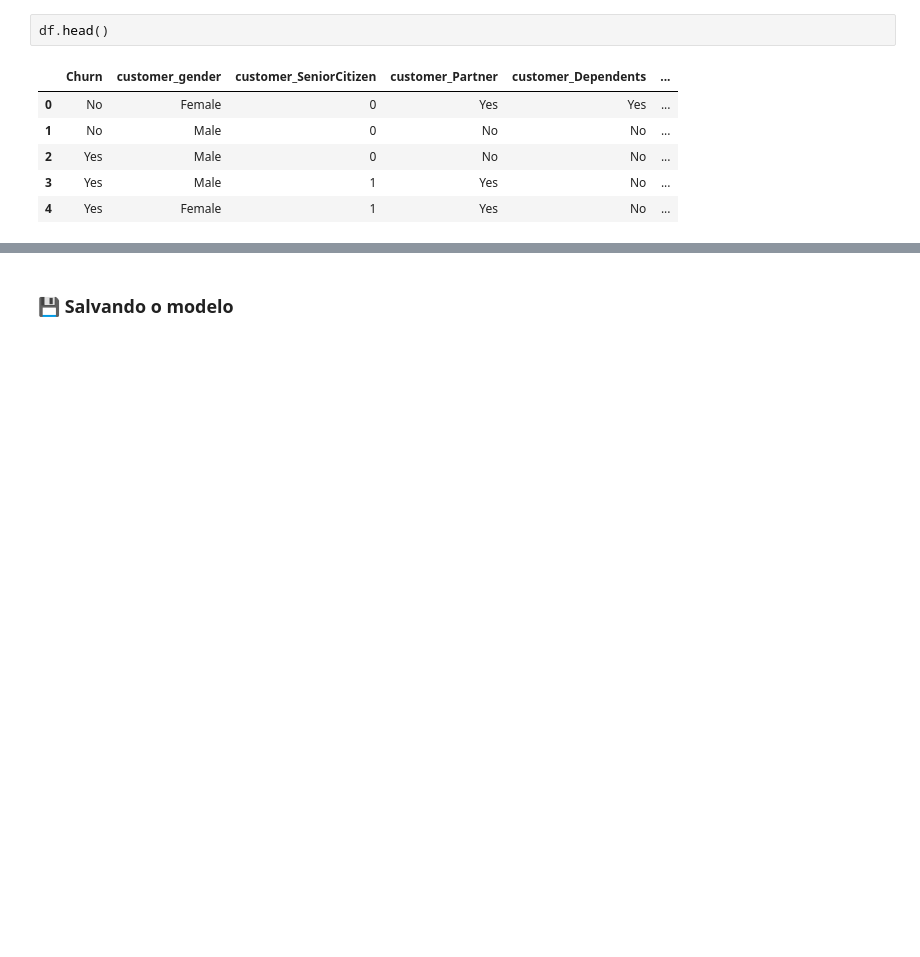
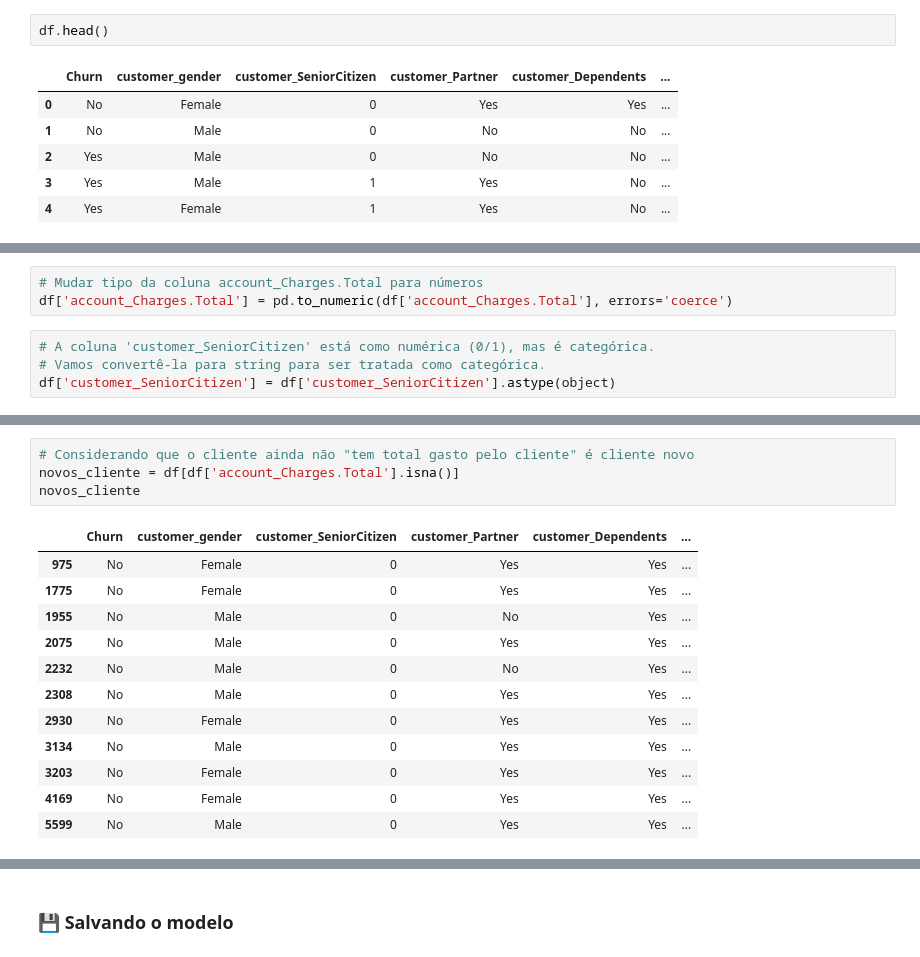
Before and after one commit to lfa-systems/Telecom-X-Parte-2, a Jupyter notebook: TelecomX_BR_Parte2.ipynb, the cells around one changed output, grey strips where cells are left out. Cells and saved outputs as stored; diff of their text form; blank space fills up the shorter version.

```diff
--- a/TelecomX_BR_Parte2.ipynb
+++ b/TelecomX_BR_Parte2.ipynb
@@ -162,0 +164,7 @@ df.head()
+# %%
+# Mudar tipo da coluna account_Charges.Total para números
+df['account_Charges.Total'] = pd.to_numeric(df['account_Charges.Total'], errors='coerce')
+# %%
+# A coluna 'customer_SeniorCitizen' está como numérica (0/1), mas é categórica.
+# Vamos convertê-la para string para ser tratada como categórica.
+df['customer_SeniorCitizen'] = df['customer_SeniorCitizen'].astype(object)
@@ -162,0 +191,17 @@ df.head()
+# %%
+# Considerando que o cliente ainda não "tem total gasto pelo cliente" é cliente novo
+novos_cliente = df[df['account_Charges.Total'].isna()]
+novos_cliente
+# %% [output]
+|  | Churn | customer_gender | customer_SeniorCitizen | customer_Partner | customer_Dependents | ... |
+| 975 | No | Female | 0 | Yes | Yes | ... |
+| 1775 | No | Female | 0 | Yes | Yes | ... |
+| 1955 | No | Male | 0 | No | Yes | ... |
+| 2075 | No | Male | 0 | Yes | Yes | ... |
+| 2232 | No | Male | 0 | No | Yes | ... |
+| 2308 | No | Male | 0 | Yes | Yes | ... |
+| 2930 | No | Female | 0 | Yes | Yes | ... |
+| 3134 | No | Male | 0 | Yes | Yes | ... |
+| 3203 | No | Female | 0 | Yes | Yes | ... |
+| 4169 | No | Female | 0 | Yes | Yes | ... |
+| 5599 | No | Male | 0 | Yes | Yes | ... |
```
Also changed, not shown: parts of 61 cells of this notebook.
